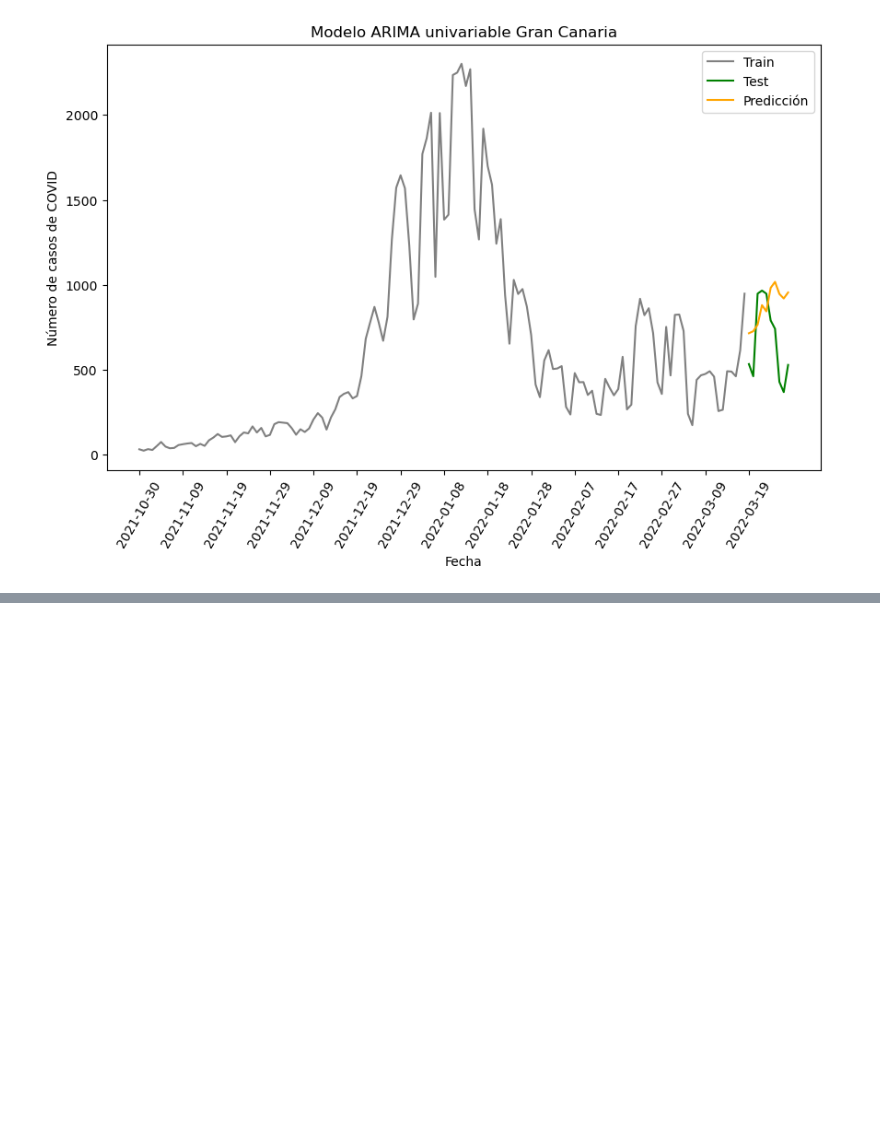
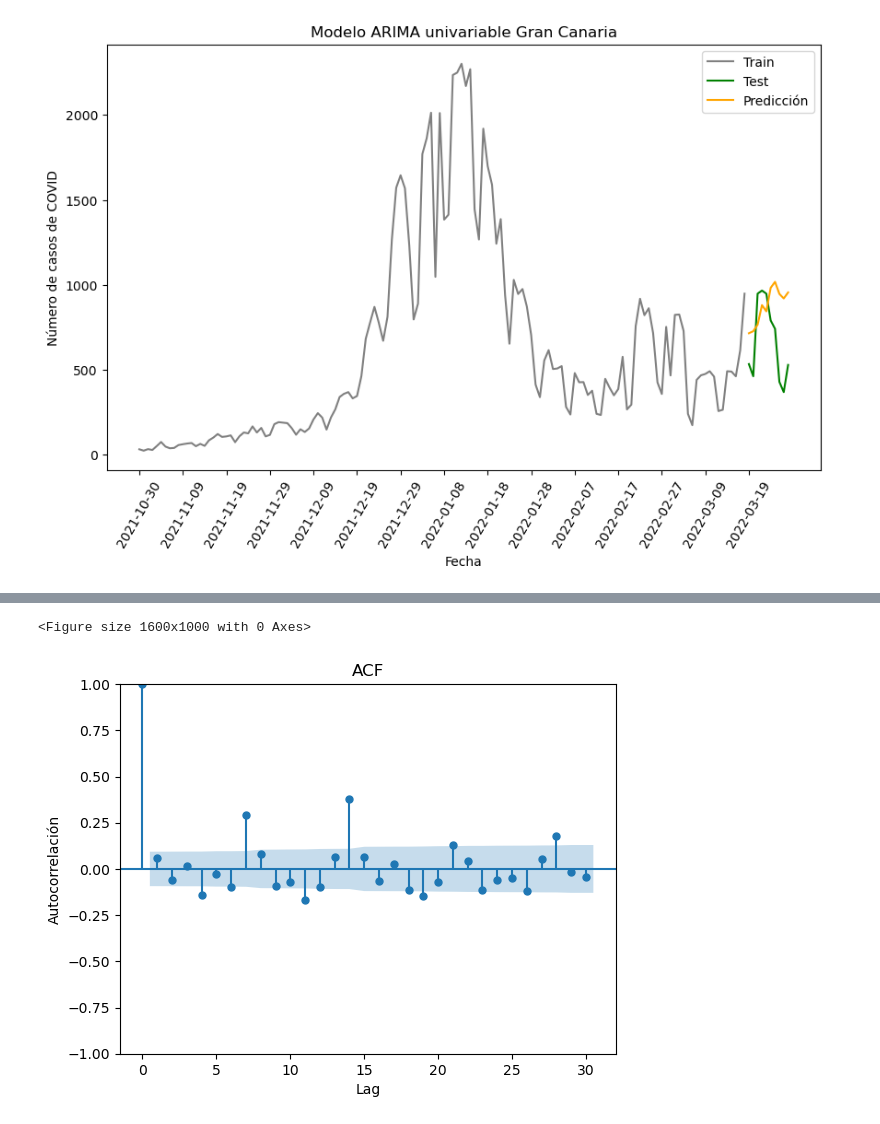
Before and after one commit to jalonsouoc/TFM, a Jupyter notebook: code/ARIMA_GranCanaria.ipynb, the cells around one changed output, grey strips where cells are left out. Saved outputs shown, nothing was run; the diff lists cells and outputs as text; code cells hidden in the pictures; blank space fills up the shorter version.

```diff
--- a/code/ARIMA_GranCanaria.ipynb
+++ b/code/ARIMA_GranCanaria.ipynb
@@ -222,0 +223,5 @@ Raíz del error cuadrático medio (RMSE) del modelo: 320.0096919967637
+# %%
+visualizar_acf(modelo_arima_GranCanaria.resid, 30)
+# %% [output]
+<Figure size 1600x1000 with 0 Axes>
+[figure, added]
```
Also changed, not shown: parts of 3 cells of this notebook, 3 other files.
